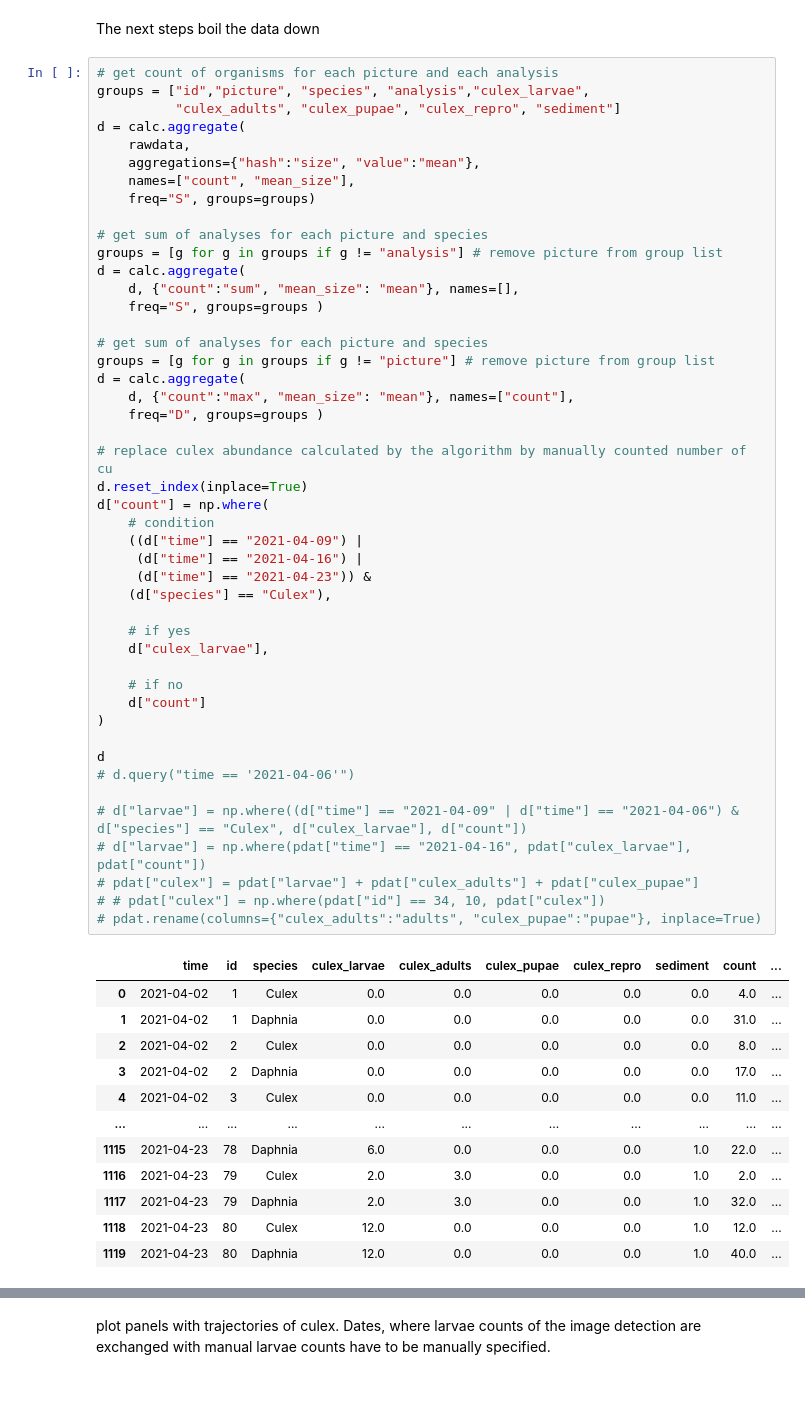
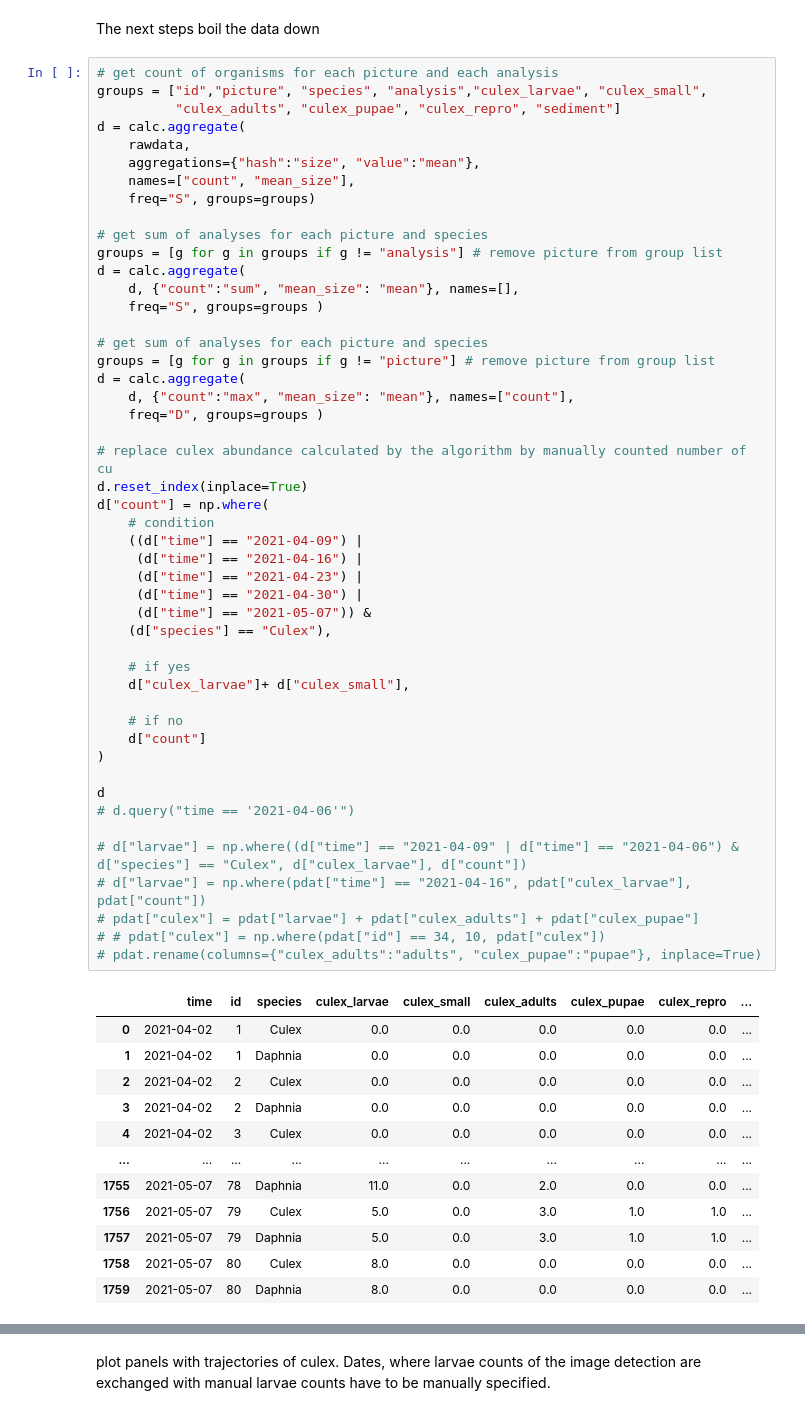
Before and after one commit to flo-schu/peek, a Jupyter notebook: scripts/daphvsculex.ipynb, the cells around one changed output, grey strips where cells are left out. Drawn from its saved outputs; the diff is of its cells as text.

```diff
--- a/scripts/daphvsculex.ipynb
+++ b/scripts/daphvsculex.ipynb
@@ -20,7 +20,7 @@ rawdata.fillna(0, inplace=True)
 The next steps boil the data down
 # %%
 # get count of organisms for each picture and each analysis
-groups = ["id","picture", "species", "analysis","culex_larvae",
+groups = ["id","picture", "species", "analysis","culex_larvae", "culex_small",
           "culex_adults", "culex_pupae", "culex_repro", "sediment"]
 d = calc.aggregate(
     rawdata,
@@ -36,44 +36,46 @@ d = calc.aggregate(
 
 # get sum of analyses for each picture and species
 groups = [g for g in groups if g != "picture"] # remove picture from group list
 d = calc.aggregate(
     d, {"count":"max", "mean_size": "mean"}, names=["count"],
     freq="D", groups=groups )
 
 # replace culex abundance calculated by the algorithm by manually counted number of cu
 d.reset_index(inplace=True)
 d["count"] = np.where(
     # condition
     ((d["time"] == "2021-04-09") |
      (d["time"] == "2021-04-16") |
-     (d["time"] == "2021-04-23")) &
+     (d["time"] == "2021-04-23") |
+     (d["time"] == "2021-04-30") |
+     (d["time"] == "2021-05-07")) &
     (d["species"] == "Culex"),
 
     # if yes
-    d["culex_larvae"],
+    d["culex_larvae"]+ d["culex_small"],
 
     # if no
     d["count"]
 )
 
 d
 # d.query("time == '2021-04-06'")
 
 # d["larvae"] = np.where((d["time"] == "2021-04-09" | d["time"] == "2021-04-06") & d["species"] == "Culex", d["culex_larvae"], d["count"])
 # d["larvae"] = np.where(pdat["time"] == "2021-04-16", pdat["culex_larvae"], pdat["count"])
 # pdat["culex"] = pdat["larvae"] + pdat["culex_adults"] + pdat["culex_pupae"]
 # # pdat["culex"] = np.where(pdat["id"] == 34, 10, pdat["culex"])
 # pdat.rename(columns={"culex_adults":"adults", "culex_pupae":"pupae"}, inplace=True)
 # %% [output]
-|  | time | id | species | culex_larvae | culex_adults | culex_pupae | culex_repro | sediment | count | ... |
-| 0 | 2021-04-02 | 1 | Culex | 0.0 | 0.0 | 0.0 | 0.0 | 0.0 | 4.0 | ... |
-| 1 | 2021-04-02 | 1 | Daphnia | 0.0 | 0.0 | 0.0 | 0.0 | 0.0 | 31.0 | ... |
-| 2 | 2021-04-02 | 2 | Culex | 0.0 | 0.0 | 0.0 | 0.0 | 0.0 | 8.0 | ... |
-| 3 | 2021-04-02 | 2 | Daphnia | 0.0 | 0.0 | 0.0 | 0.0 | 0.0 | 17.0 | ... |
-| 4 | 2021-04-02 | 3 | Culex | 0.0 | 0.0 | 0.0 | 0.0 | 0.0 | 11.0 | ... |
-| ... | ... | ... | ... | ... | ... | ... | ... | ... | ... | ... |
-| 1115 | 2021-04-23 | 78 | Daphnia | 6.0 | 0.0 | 0.0 | 0.0 | 1.0 | 22.0 | ... |
-| 1116 | 2021-04-23 | 79 | Culex | 2.0 | 3.0 | 0.0 | 0.0 | 1.0 | 2.0 | ... |
-| 1117 | 2021-04-23 | 79 | Daphnia | 2.0 | 3.0 | 0.0 | 0.0 | 1.0 | 32.0 | ... |
-| 1118 | 2021-04-23 | 80 | Culex | 12.0 | 0.0 | 0.0 | 0.0 | 1.0 | 12.0 | ... |
-| 1119 | 2021-04-23 | 80 | Daphnia | 12.0 | 0.0 | 0.0 | 0.0 | 1.0 | 40.0 | ... |
+|  | time | id | species | culex_larvae | culex_small | culex_adults | culex_pupae | culex_repro | ... |
+| 0 | 2021-04-02 | 1 | Culex | 0.0 | 0.0 | 0.0 | 0.0 | 0.0 | ... |
+| 1 | 2021-04-02 | 1 | Daphnia | 0.0 | 0.0 | 0.0 | 0.0 | 0.0 | ... |
+| 2 | 2021-04-02 | 2 | Culex | 0.0 | 0.0 | 0.0 | 0.0 | 0.0 | ... |
+| 3 | 2021-04-02 | 2 | Daphnia | 0.0 | 0.0 | 0.0 | 0.0 | 0.0 | ... |
+| 4 | 2021-04-02 | 3 | Culex | 0.0 | 0.0 | 0.0 | 0.0 | 0.0 | ... |
+| ... | ... | ... | ... | ... | ... | ... | ... | ... | ... |
+| 1755 | 2021-05-07 | 78 | Daphnia | 11.0 | 0.0 | 2.0 | 0.0 | 0.0 | ... |
+| 1756 | 2021-05-07 | 79 | Culex | 5.0 | 0.0 | 3.0 | 1.0 | 1.0 | ... |
+| 1757 | 2021-05-07 | 79 | Daphnia | 5.0 | 0.0 | 3.0 | 1.0 | 1.0 | ... |
+| 1758 | 2021-05-07 | 80 | Culex | 8.0 | 0.0 | 0.0 | 0.0 | 0.0 | ... |
+| 1759 | 2021-05-07 | 80 | Daphnia | 8.0 | 0.0 | 0.0 | 0.0 | 0.0 | ... |
```
Also changed, not shown: parts of 4 cells of this notebook, 2 other files.
